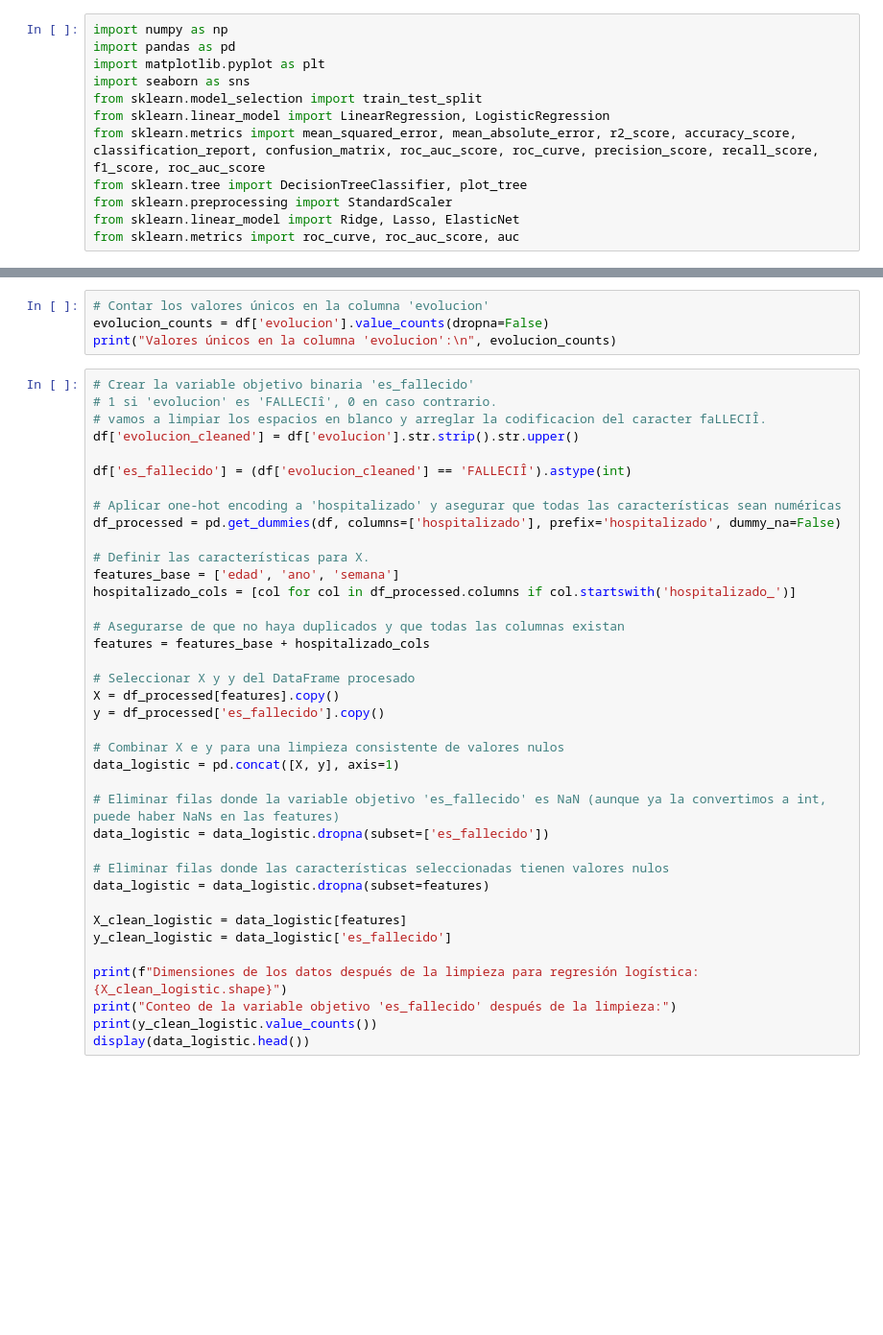
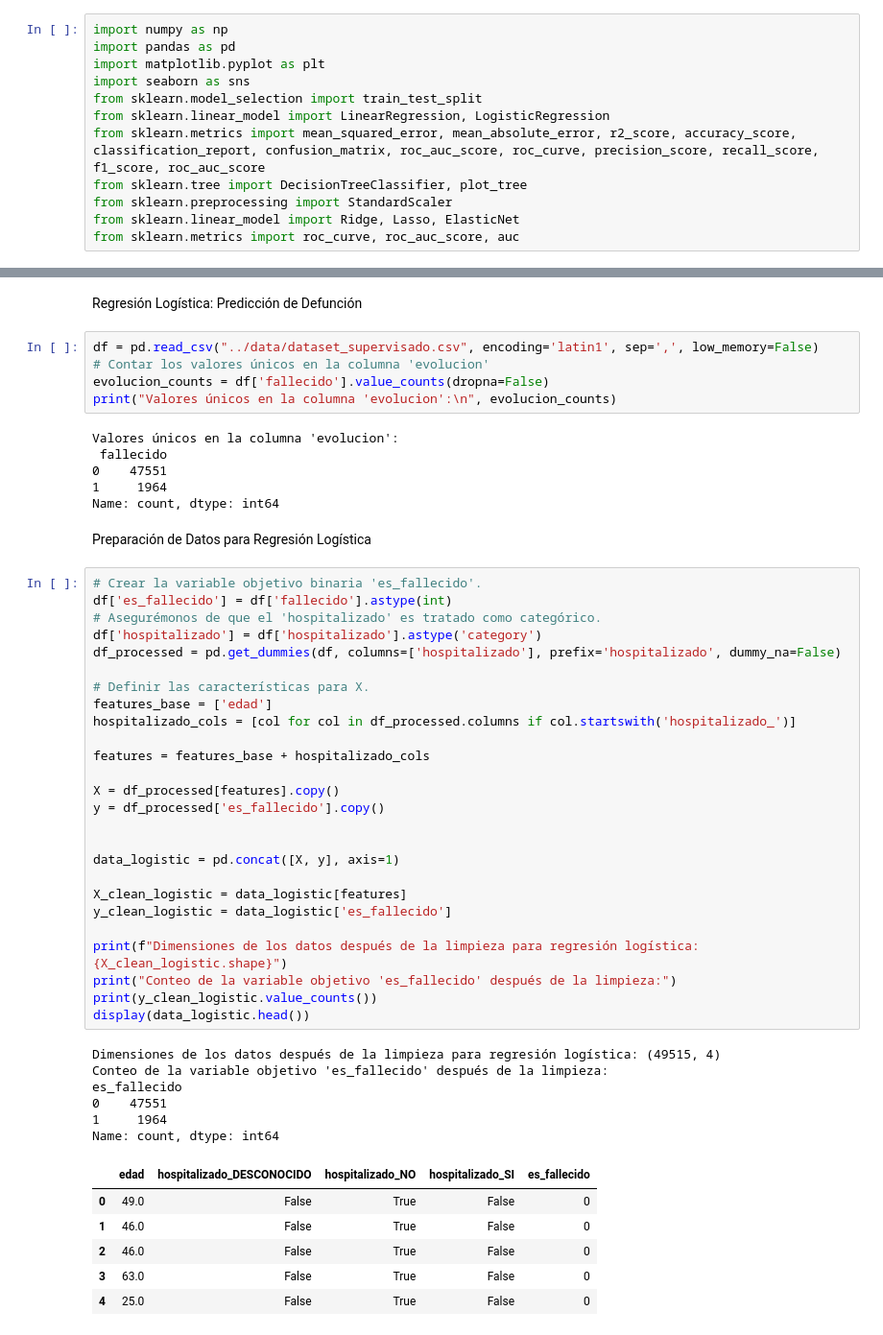
Before and after one commit to joe0zf/covid19-ml-analysis, a Jupyter notebook: notebooks/supervised-learning.ipynb, the cells around one changed output, grey strips where cells are left out. Shown at 96% size. Cells and saved outputs as stored; diff of their text form; blank space fills up the shorter version.

```diff
--- a/notebooks/supervised-learning.ipynb
+++ b/notebooks/supervised-learning.ipynb
@@ -17,42 +24,54 @@ df.head()
+# %% [markdown]
+Regresión Logística: Predicción de Defunción
 # %%
+df = pd.read_csv("../data/dataset_supervisado.csv", encoding='latin1', sep=',', low_memory=False)
 # Contar los valores únicos en la columna 'evolucion'
-evolucion_counts = df['evolucion'].value_counts(dropna=False)
+evolucion_counts = df['fallecido'].value_counts(dropna=False)
 print("Valores únicos en la columna 'evolucion':\n", evolucion_counts)
+# %% [output]
+Valores únicos en la columna 'evolucion':
+ fallecido
+0    47551
+1     1964
+Name: count, dtype: int64
+# %% [markdown]
+Preparación de Datos para Regresión Logística
 # %%
-# Crear la variable objetivo binaria 'es_fallecido'
-# 1 si 'evolucion' es 'FALLECIî', 0 en caso contrario.
-# vamos a limpiar los espacios en blanco y arreglar la codificacion del caracter faLLECIÎ.
-df['evolucion_cleaned'] = df['evolucion'].str.strip().str.upper()
-
-df['es_fallecido'] = (df['evolucion_cleaned'] == 'FALLECIÎ').astype(int)
-
-# Aplicar one-hot encoding a 'hospitalizado' y asegurar que todas las características sean numéricas
+# Crear la variable objetivo binaria 'es_fallecido'.
+df['es_fallecido'] = df['fallecido'].astype(int)
+# Asegurémonos de que el 'hospitalizado' es tratado como categórico.
+df['hospitalizado'] = df['hospitalizado'].astype('category')
 df_processed = pd.get_dummies(df, columns=['hospitalizado'], prefix='hospitalizado', dummy_na=False)
 
 # Definir las características para X.
-features_base = ['edad', 'ano', 'semana']
+features_base = ['edad']
 hospitalizado_cols = [col for col in df_processed.columns if col.startswith('hospitalizado_')]
 
-# Asegurarse de que no haya duplicados y que todas las columnas existan
 features = features_base + hospitalizado_cols
 
-# Seleccionar X y y del DataFrame procesado
 X = df_processed[features].copy()
 y = df_processed['es_fallecido'].copy()
 
-# Combinar X e y para una limpieza consistente de valores nulos
+
 data_logistic = pd.concat([X, y], axis=1)
-
-# Eliminar filas donde la variable objetivo 'es_fallecido' es NaN (aunque ya la convertimos a int, puede haber NaNs en las features)
-data_logistic = data_logistic.dropna(subset=['es_fallecido'])
-
-# Eliminar filas donde las características seleccionadas tienen valores nulos
-data_logistic = data_logistic.dropna(subset=features)
 
 X_clean_logistic = data_logistic[features]
 y_clean_logistic = data_logistic['es_fallecido']
 
 print(f"Dimensiones de los datos después de la limpieza para regresión logística: {X_clean_logistic.shape}")
 print("Conteo de la variable objetivo 'es_fallecido' después de la limpieza:")
 print(y_clean_logistic.value_counts())
 display(data_logistic.head())
+# %% [output]
+Dimensiones de los datos después de la limpieza para regresión logística: (49515, 4)
+Conteo de la variable objetivo 'es_fallecido' después de la limpieza:
+es_fallecido
+0    47551
+1     1964
+Name: count, dtype: int64
+|  | edad | hospitalizado_DESCONOCIDO | hospitalizado_NO | hospitalizado_SI | es_fallecido |
+| 0 | 49.0 | False | True | False | 0 |
+| 1 | 46.0 | False | True | False | 0 |
+| 2 | 46.0 | False | True | False | 0 |
+| 3 | 63.0 | False | True | False | 0 |
+| 4 | 25.0 | False | True | False | 0 |
```
Also changed, not shown: parts of 10 cells of this notebook.
